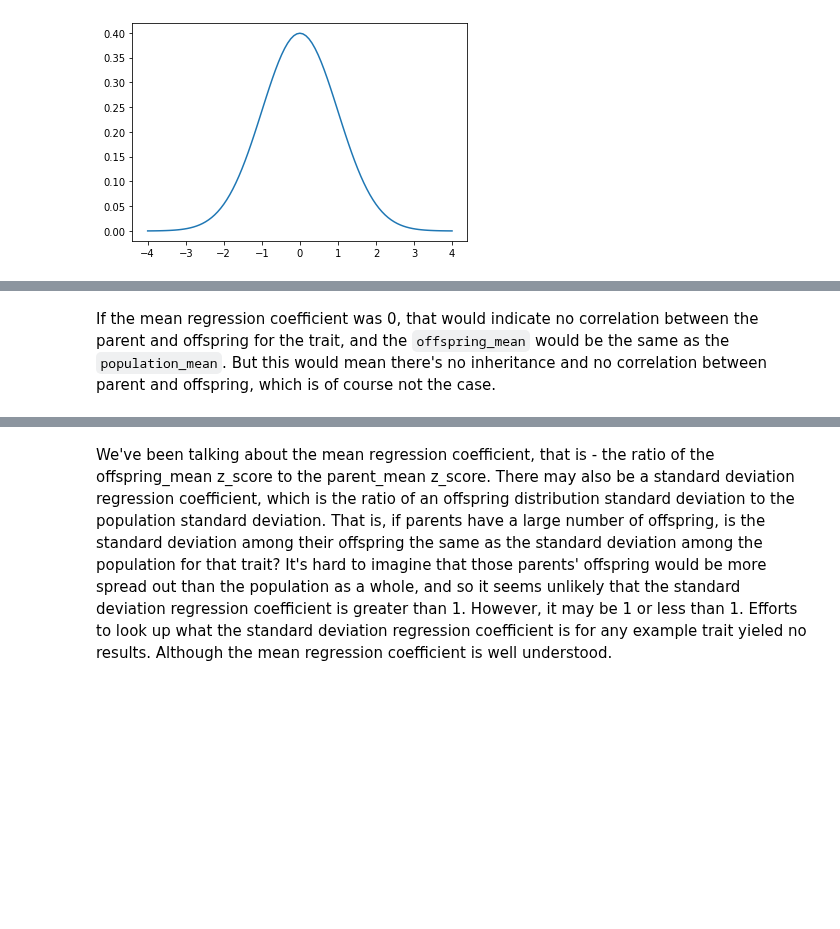
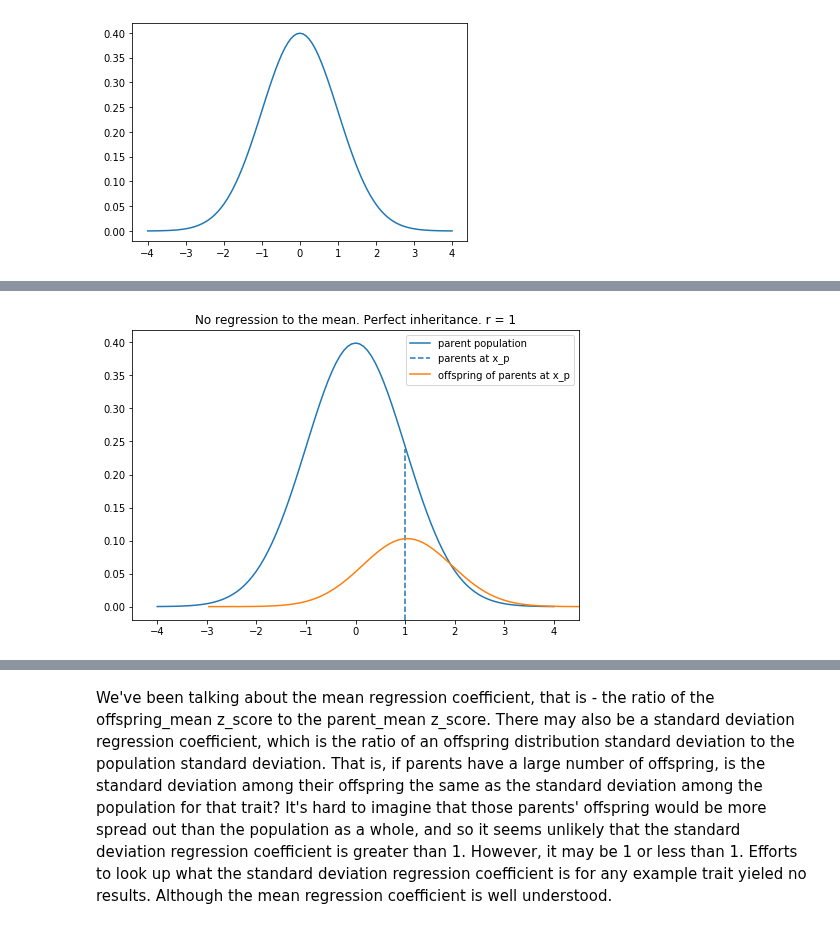
Before and after one commit to jessebmurray/polygenic, a Jupyter notebook: tree_project_explainer.ipynb, the cells around one changed output, grey strips where cells are left out. Cells and saved outputs as stored; diff of their text form; code cells hidden in the pictures; blank space fills up the shorter version.

```diff
--- a/tree_project_explainer.ipynb
+++ b/tree_project_explainer.ipynb
@@ -174,4 +154,17 @@ However, this is not how nature works. In reality, there is always regression to
+# %%
+parent_z_score = 1
+parent_index = tree.z_score_to_index(parent_z_score, n_iterations, z_range)  # convert to index
+# One offspring distribution
+single_offspring_distribution1 = tree.one_offspring_distribution(parent_distribution_dem, parent_index, 1, r_s)
+plt.figure(figsize=fig_size1)
+plt.xlim(-4.5, 4.5)
+plt.title('No regression to the mean. Perfect inheritance. r = 1')
+tree.plot_distribution(parent_distribution_dem, label='parent population')
+plt.axvline(x=1, linestyle='--', ymax=tree.f_norm(1,0,1)/0.41, label='parents at x_p')
+tree.plot_distribution(single_offspring_distribution1, label='offspring of parents at x_p')
+plt.legend()
+plt.show()
+# %% [output]
+[figure, added]
 # %%
 single_offspring_distribution2 = tree.one_offspring_distribution(parent_distribution_dem, parent_index, 0.5, r_s)
-# %% [markdown]
-If the mean regression coefficient was 0, that would indicate no correlation between the parent and offspring for the trait, and the `offspring_mean` would be the same as the `population_mean`. But this would mean there's no inheritance and no correlation between parent and offspring, which is of course not the case.
```
Also changed, not shown: parts of 19 cells of this notebook.
